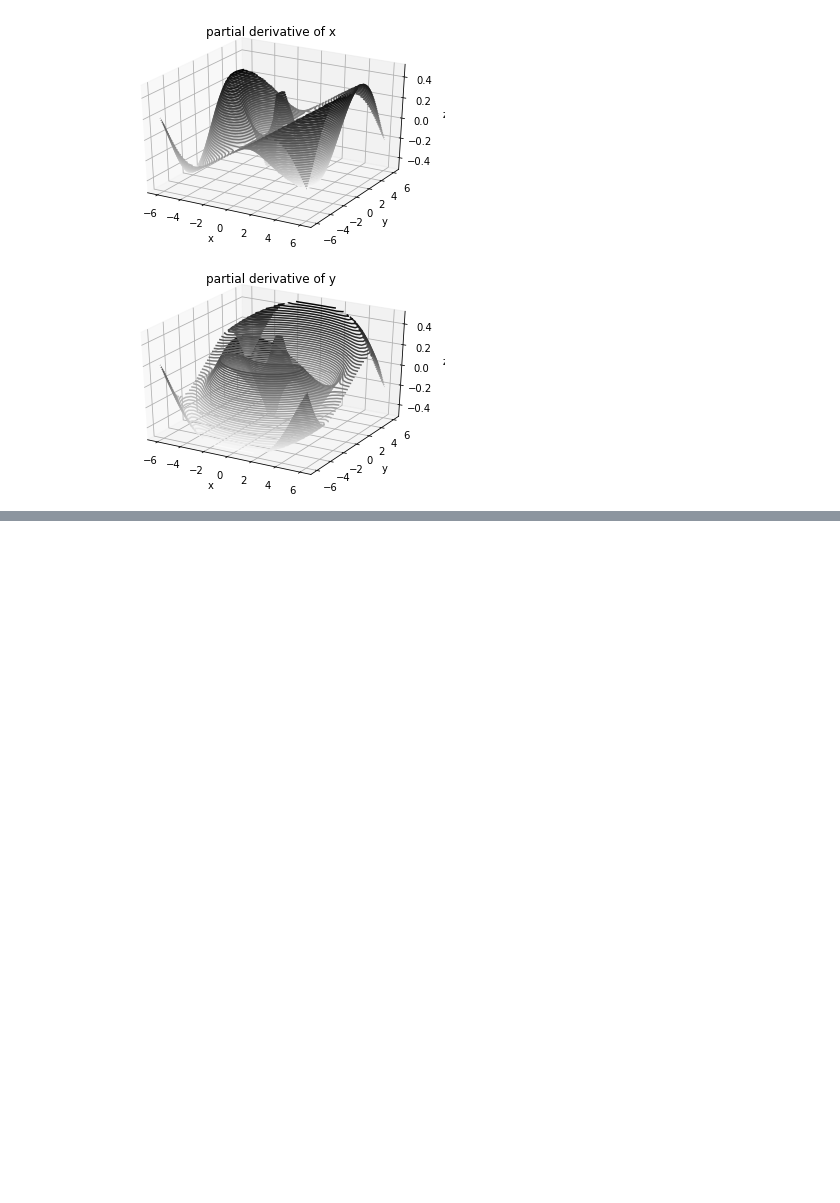
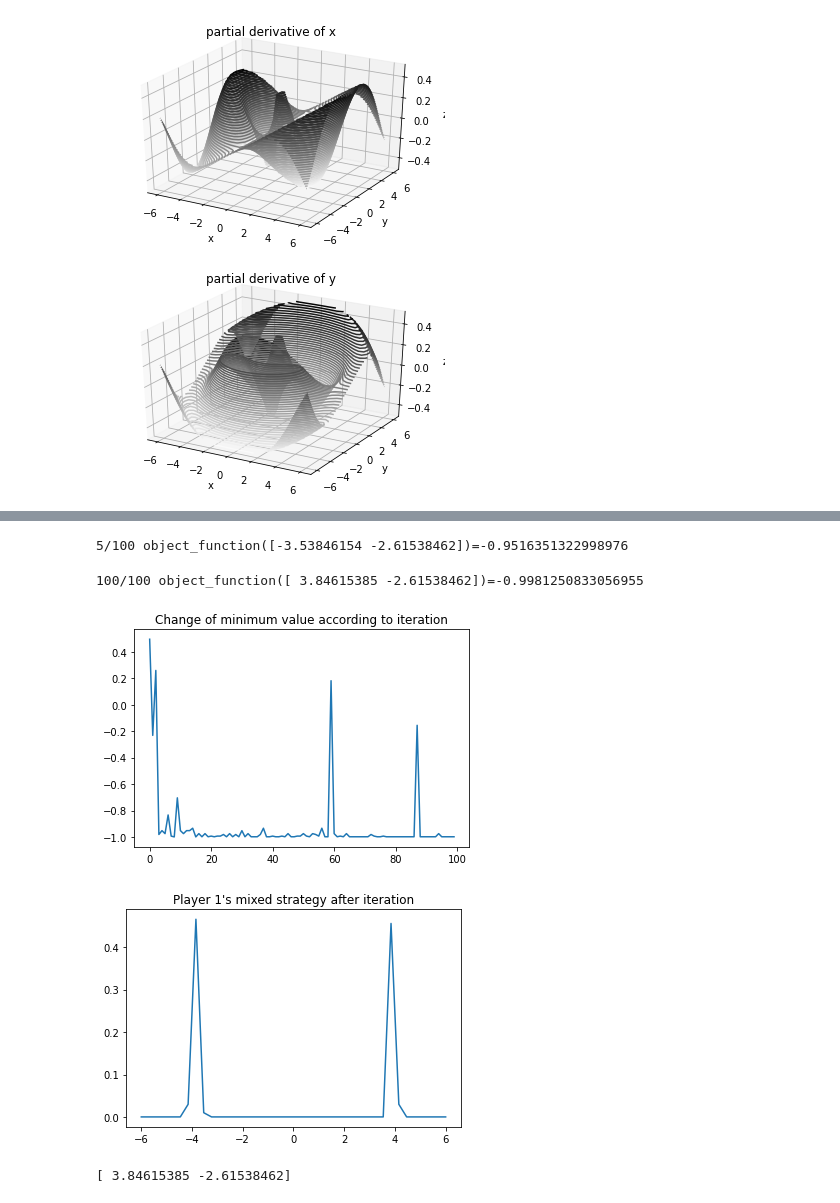
Before and after one commit to dolmani38/nash_loss, a Jupyter notebook: A_Continuos_Optimization_Algorithm_based_on_Fictitious_Play_Theory.ipynb, the cells around one changed output, grey strips where cells are left out. Saved outputs shown, nothing was run; the diff lists cells and outputs as text; code cells hidden in the pictures; blank space fills up the shorter version.

```diff
--- a/A_Continuos_Optimization_Algorithm_based_on_Fictitious_Play_Theory.ipynb
+++ b/A_Continuos_Optimization_Algorithm_based_on_Fictitious_Play_Theory.ipynb
@@ -726,22 +719,25 @@ plt.show()
 # %%
-# 여기서 global minimum은 circle 형태로 다수 존재, circle은
-# local minimum은 -1,1 사이에서 , 0,0  한개 존재
-# strategy의 range에 따라 해당 목적함수에서 local 또는 global minimum에 수렴 가능 할 것 ?
 
-#1 먼저 목적함수의 재정의
+# 비교 실험1
+# objective function = f
+# player count = 2
+# strategy range = -6,6
+play_optimizer = Based_on_play_theory_optimizer()
 
-def f(player_strategies):
-    return np.sin(np.sqrt(np.sum(player_strategies ** 2)))
-
-play_optimizer = Based_on_play_theory_optimizer()
-# plyae count 2
-# strategy range를 -6,6으로 잡음.
-S,history = play_optimizer.optimize(object_function=f,player_count=2,strategy_range=[-6,6],number_of_strategies=30,sample_count=10,epoch=100,resolution=1)
+S,history,op = play_optimizer.optimize(object_function=f,player_count=2,strategy_range=[-6,6],number_of_strategies=40,sample_count=10,epoch=100,resolution=1)
 
 plt.plot(history)
 plt.title("Change of minimum value according to iteration")
 plt.show()
 
 plt.plot(S[0,:,0].reshape(S.shape[1]),S[0,:,1].reshape(S.shape[1]))
 plt.title("Player 1's mixed strategy after iteration")
 plt.show()
+
+print(op)
+# %% [output]
+5/100 object_function([-3.53846154 -2.61538462])=-0.9516351322998976
+100/100 object_function([ 3.84615385 -2.61538462])=-0.9981250833056955
+[figure, added]
+[figure, added]
+[ 3.84615385 -2.61538462]
```
Also changed, not shown: parts of 28 cells of this notebook.
